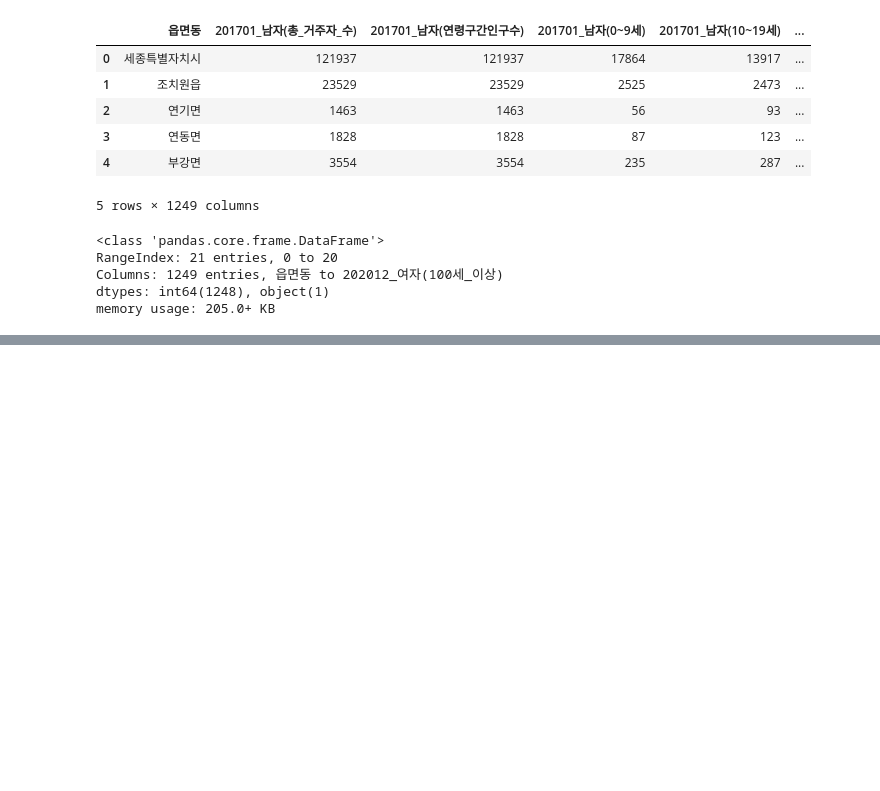
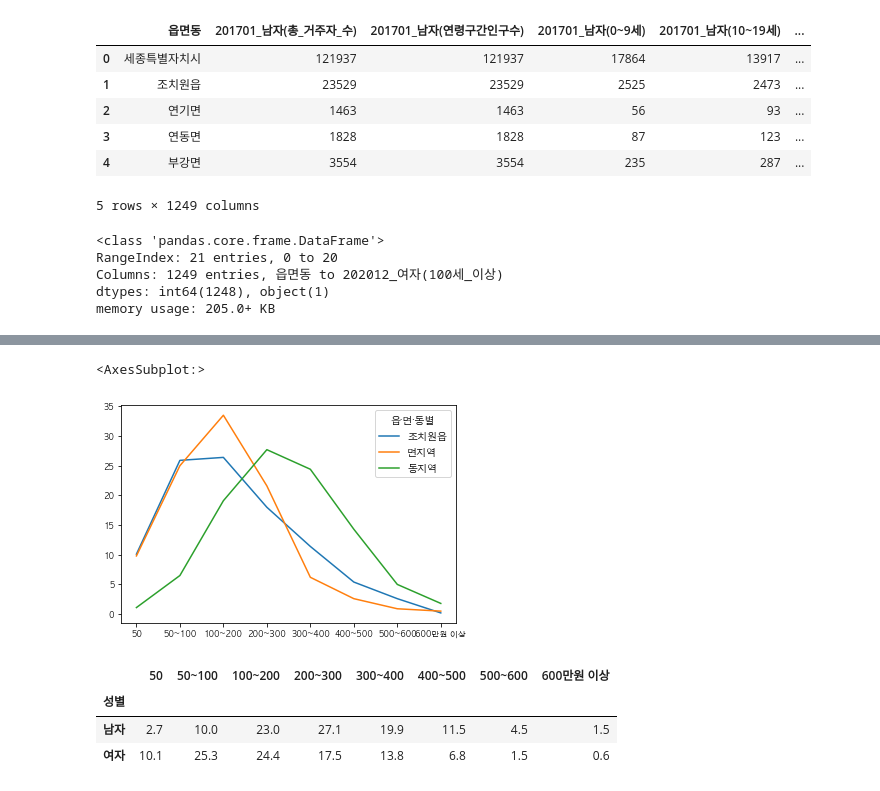
Before and after one commit to metterian/sejong-house-market-analyse, a Jupyter notebook: data_summary.ipynb, the cells around one changed output, grey strips where cells are left out. Saved outputs shown, nothing was run; the diff lists cells and outputs as text; code cells hidden in the pictures; blank space fills up the shorter version.

```diff
--- a/data_summary.ipynb
+++ b/data_summary.ipynb
@@ -9,8 +9,8 @@ import matplotlib
 import matplotlib as mpl
 import matplotlib.pyplot as plt
 mpl.rc('axes', labelsize=12)
-mpl.rc('xtick', labelsize=10)
-mpl.rc('ytick', labelsize=10)
+mpl.rc('xtick', labelsize=8)
+mpl.rc('ytick', labelsize=8)
 
 
 matplotlib.rc('font', family='AppleGothic')  # MacOS
@@ -386,0 +351,3 @@ def consumType(column_name):
+# %%
+consum_area = consumType('읍·면·동별')
+consum_area
@@ -386,0 +360,13 @@ def consumType(column_name):
+# %%
+consum_area.transpose().plot()
+# %% [output]
+<AxesSubplot:>
+[figure, added]
+# %%
+consum_sex = consumType('성별')
+consum_sex
+# %% [output]
+|  | 50 | 50~100 | 100~200 | 200~300 | 300~400 | 400~500 | 500~600 | 600만원 이상 |
+| 성별 |  |  |  |  |  |  |  |  |
+| 남자 | 2.7 | 10.0 | 23.0 | 27.1 | 19.9 | 11.5 | 4.5 | 1.5 |
+| 여자 | 10.1 | 25.3 | 24.4 | 17.5 | 13.8 | 6.8 | 1.5 | 0.6 |
```
Also changed, not shown: parts of 17 cells of this notebook.
